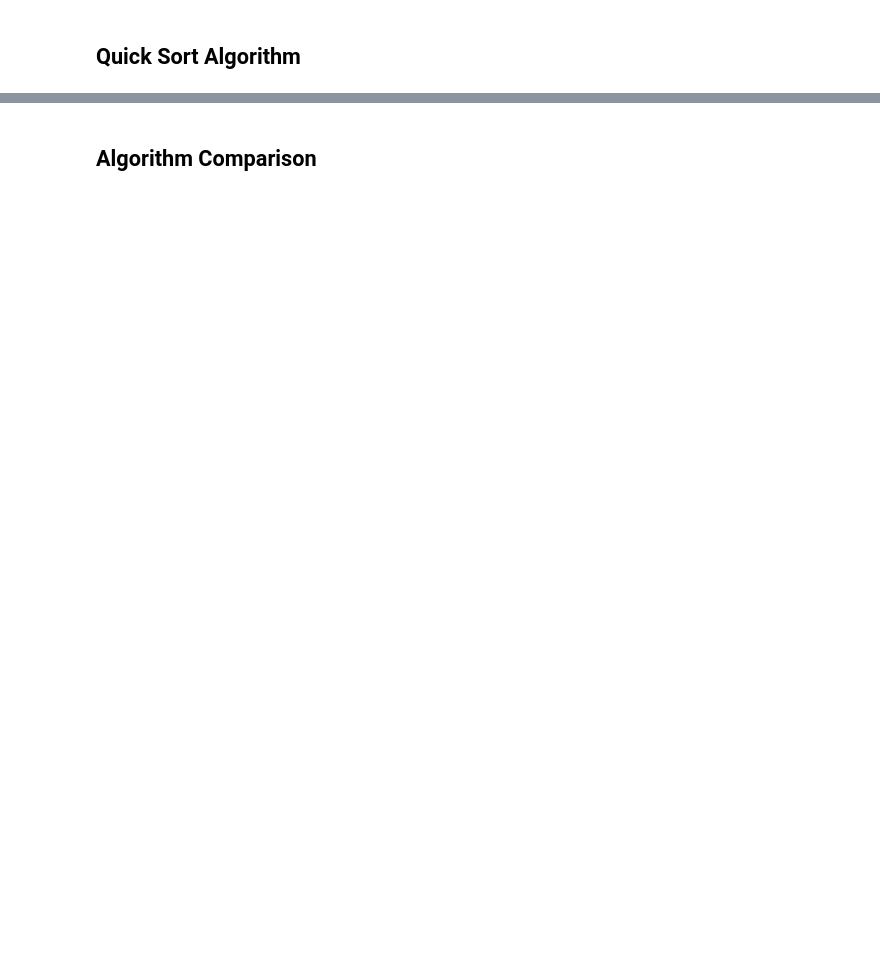
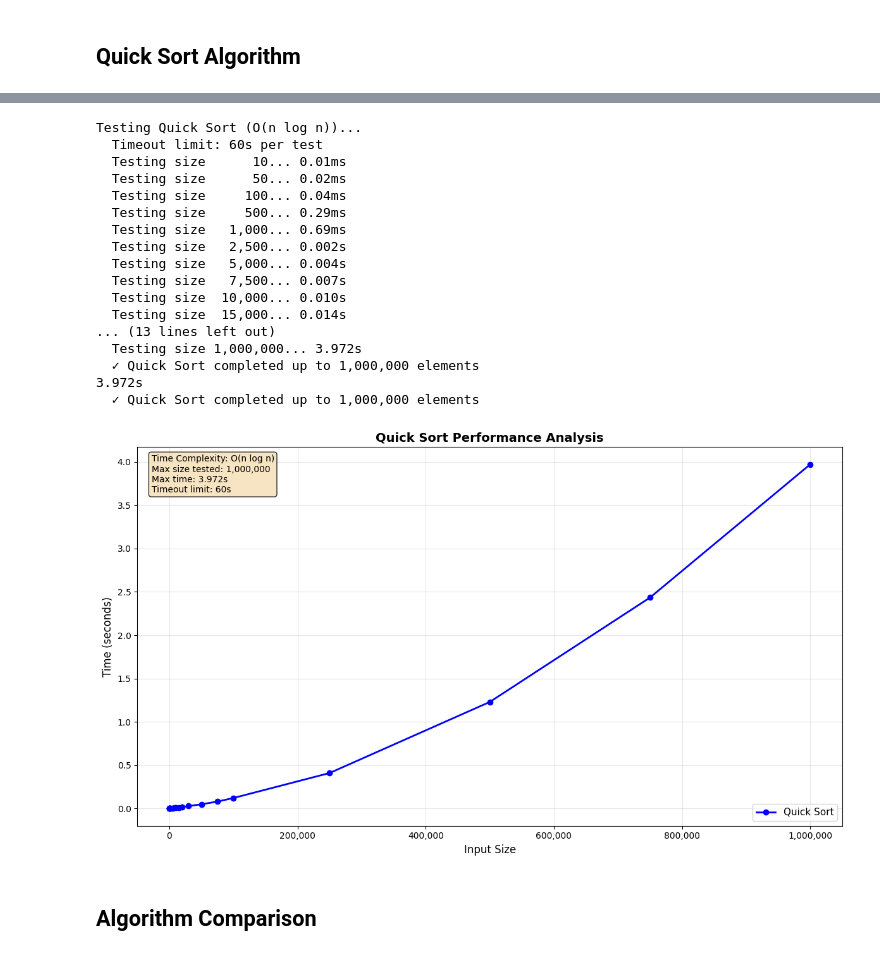
Before and after one commit to aryamaddel/DAA-college-work, a Jupyter notebook: sorting_algorithm_analysis.ipynb, the cells around one changed output, grey strips where cells are left out. Drawn from its saved outputs; the diff is of its cells as text; code cells hidden in the pictures; blank space fills up the shorter version.

```diff
--- a/sorting_algorithm_analysis.ipynb
+++ b/sorting_algorithm_analysis.ipynb
@@ -123,11 +232,25 @@ def quick_sort(arr):
 
     quick_sort_helper(arr, 0, len(arr) - 1)
 # %%
-# Test Quick Sort performance
-print("Testing Quick Sort...")
-quick_times = []
-for size in sizes:
-    avg_time = avg_time_sort(quick_sort, size)
-    quick_times.append(avg_time)
-    print(f"Size {size}: {avg_time:.6f} seconds")
-print()
+# Test Quick Sort Performance
+quick_sizes, quick_times = test_algorithm_performance(quick_sort, "Quick Sort", "O(n log n)")
+quick_max_size = plot_algorithm_performance(quick_sizes, quick_times, "Quick Sort", "b", "O(n log n)")
+# %% [output]
+Testing Quick Sort (O(n log n))...
+  Timeout limit: 60s per test
+  Testing size      10... 0.01ms
+  Testing size      50... 0.02ms
+  Testing size     100... 0.04ms
+  Testing size     500... 0.29ms
+  Testing size   1,000... 0.69ms
+  Testing size   2,500... 0.002s
+  Testing size   5,000... 0.004s
+  Testing size   7,500... 0.007s
+  Testing size  10,000... 0.010s
+  Testing size  15,000... 0.014s
+... (13 lines left out)
+  Testing size 1,000,000... 3.972s
+  ✓ Quick Sort completed up to 1,000,000 elements
+3.972s
+  ✓ Quick Sort completed up to 1,000,000 elements
+[figure, added]
```
Also changed, not shown: parts of 11 cells of this notebook.
